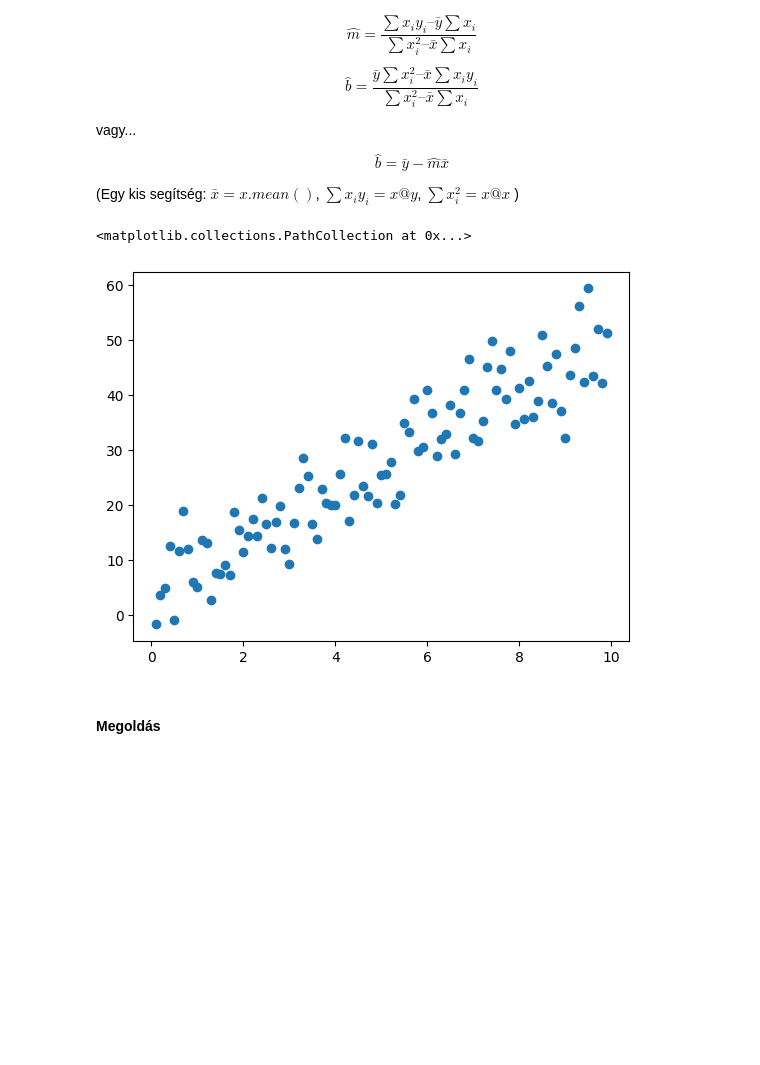
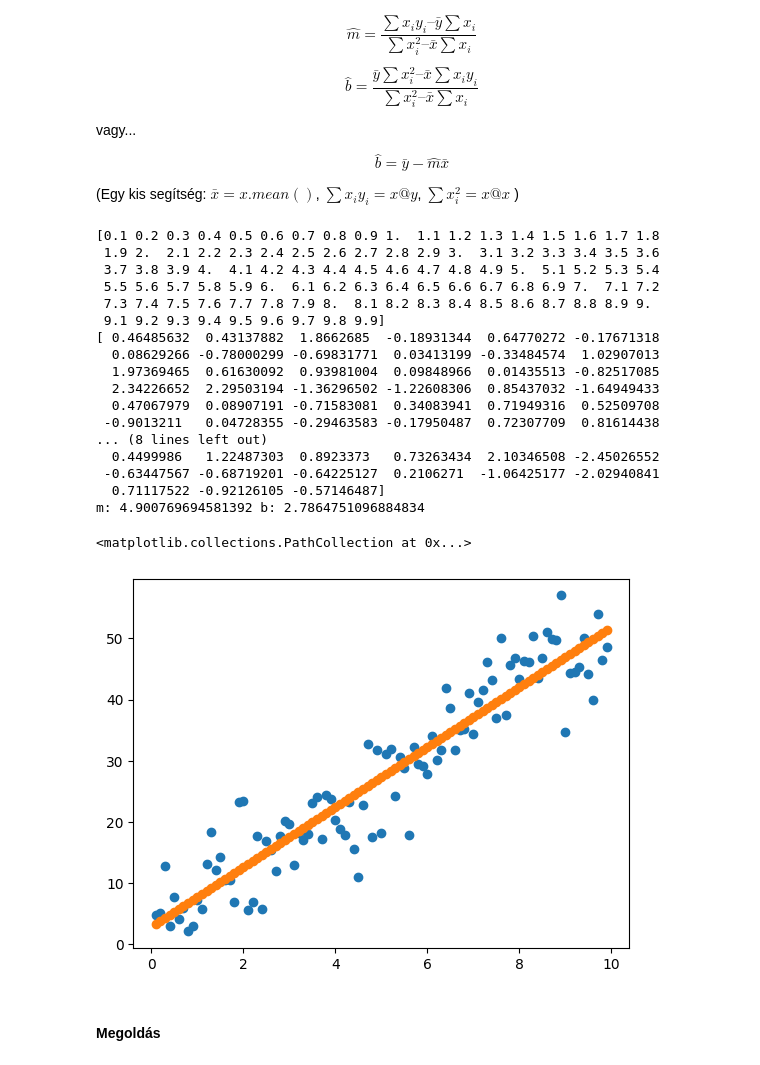
Before and after one commit to plevf/mi, a Jupyter notebook: Lesson2_Numpy.ipynb, the cells around one changed output. Drawn from its saved outputs; the diff is of its cells as text; code cells hidden in the pictures; blank space fills up the shorter version.

```diff
--- a/Lesson2_Numpy.ipynb
+++ b/Lesson2_Numpy.ipynb
@@ -186,32 +233,61 @@ vagy...
 # %%
 # =================
 # adatok generálása
 # =================
 x = np.array([0.1 * i for i in range(1, 100)])
+print(x)
 m, b = 5, 2 # ezt nem tudjuk (nem látjuk), ezt keressük majd, ahol csak x és y adott
-y = m * x + b
-noise = np.random.randn(99)
-y = y + noise * 5
+y = m * x + b # egyenes letrehozasa -> y = 5x + 2
+
+noise = np.random.randn(99) # az x is 99 elemű
+print(noise)
+y = y + noise * 5 # pontok szétütése fel-le (tehat y mentén)
 
 # vizualiáció
+#%pip install matplotlib
 import matplotlib.pyplot as plt
 plt.scatter(x, y)
 
 # ======================================================================================
 # feladat: adott x és y, feltételezzünk egy lineáris modellt. Mennyi az optimális m és b?
 # ======================================================================================
 # m_ = ?
 # b_ = ?
 # print("coeffs:", m_, "bias:", b_)
 # plt.plot([0.1, 9.9], [0.1 * m_ + b_, 9.9 * m_+ b_], c="red")
 
 # y_ = m_ * x + b_ # y_pred, prediktalt y-ok (y a "ground truth")
 # mae =  ? # Mean Absolute Error (MAE)
 # mse =  ? # Mean Squared Error (MSE)
 # print(f"Mean Absolute Error: {mae:.2f} Mean Squared Error: {mse:.2f}")
+
+m_ = (x@y - y.mean()*x.sum()) / (x@x - x.mean()*x.sum())
+b_ = (y.mean()*x@x - x.mean()*x@y) / (x@x - x.mean()*x.sum())
+print("m:", m_, "b:", b_)
+
+y_ = m_*x + b_
+
+plt.scatter(x, y_)
 # %% [output]
-<matplotlib.collections.PathCollection at 0x...>
+[0.1 0.2 0.3 0.4 0.5 0.6 0.7 0.8 0.9 1.  1.1 1.2 1.3 1.4 1.5 1.6 1.7 1.8
+ 1.9 2.  2.1 2.2 2.3 2.4 2.5 2.6 2.7 2.8 2.9 3.  3.1 3.2 3.3 3.4 3.5 3.6
+ 3.7 3.8 3.9 4.  4.1 4.2 4.3 4.4 4.5 4.6 4.7 4.8 4.9 5.  5.1 5.2 5.3 5.4
+ 5.5 5.6 5.7 5.8 5.9 6.  6.1 6.2 6.3 6.4 6.5 6.6 6.7 6.8 6.9 7.  7.1 7.2
+ 7.3 7.4 7.5 7.6 7.7 7.8 7.9 8.  8.1 8.2 8.3 8.4 8.5 8.6 8.7 8.8 8.9 9.
+ 9.1 9.2 9.3 9.4 9.5 9.6 9.7 9.8 9.9]
+[ 0.46485632  0.43137882  1.8662685  -0.18931344  0.64770272 -0.17671318
+  0.08629266 -0.78000299 -0.69831771  0.03413199 -0.33484574  1.02907013
+  1.97369465  0.61630092  0.93981004  0.09848966  0.01435513 -0.82517085
+  2.34226652  2.29503194 -1.36296502 -1.22608306  0.85437032 -1.64949433
+  0.47067979  0.08907191 -0.71583081  0.34083941  0.71949316  0.52509708
+ -0.9013211   0.04728355 -0.29463583 -0.17950487  0.72307709  0.81614438
+... (8 lines left out)
+  0.4499986   1.22487303  0.8923373   0.73263434  2.10346508 -2.45026552
+ -0.63447567 -0.68719201 -0.64225127  0.2106271  -1.06425177 -2.02940841
+  0.71117522 -0.92126105 -0.57146487]
+m: 4.900769694581392 b: 2.7864751096884834
+<matplotlib.collections.PathCollection at 0x...>
-[figure, old version]
+[figure, new version]
 # %% [markdown]
 #### Megoldás
 # %%
```
Also changed, not shown: parts of 4 cells of this notebook.
